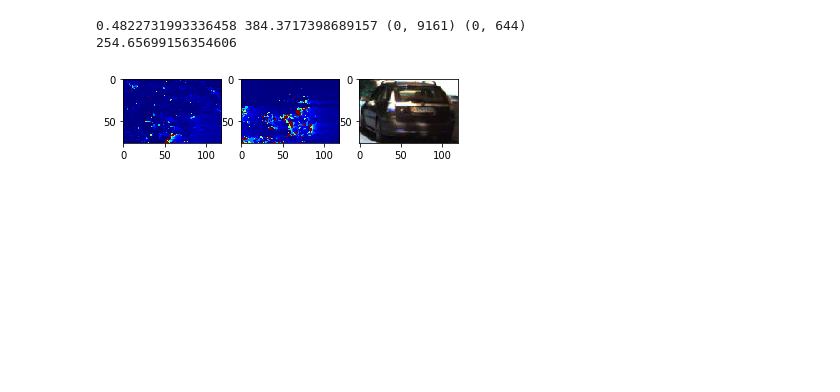
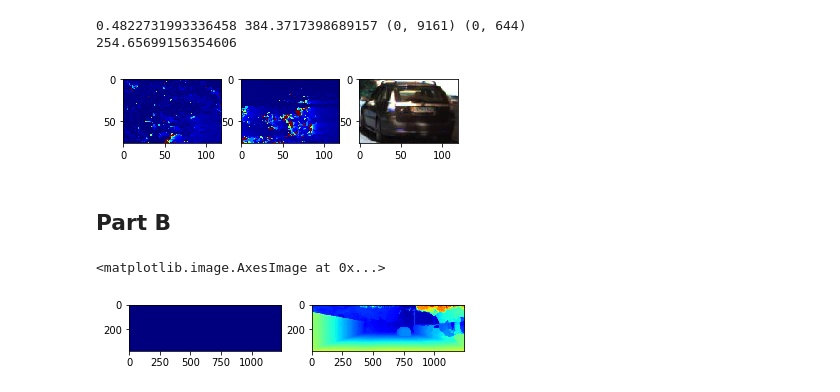
Before and after one commit to Dxyk/CSC420-Introduction-to-Image-Understanding, a Jupyter notebook: A4/Soln/q2.ipynb, the cells around one changed output. Drawn from its saved outputs; the diff is of its cells as text; code cells hidden in the pictures; blank space fills up the shorter version.

```diff
--- a/A4/Soln/q2.ipynb
+++ b/A4/Soln/q2.ipynb
@@ -304,3 +335,17 @@ for block_size in [1, 3, 5]:
     for step in [1, 3, 5]:
         part_a(block_size, step, save_image=True)
 stitch_images()
+# %% [markdown]
+## Part B
+# %%
+vis_orig = cv2.imread(OUT_DIR + "b_orig_vis.png", cv2.IMREAD_COLOR)
+vec_orig = cv2.imread(OUT_DIR + "b_orig_vec.png", cv2.IMREAD_COLOR)
+vis_orig = cv2.cvtColor(vis_orig, cv2.COLOR_BGR2RGB)
+vec_orig = cv2.cvtColor(vec_orig, cv2.COLOR_BGR2RGB)
+# %%
+fig, ax = plt.subplots(nrows=1, ncols=2)
+ax[0].imshow(vis_orig[..., 0], cmap='jet')
+ax[1].imshow(vec_orig[..., 0], cmap='jet')
+# %% [output]
+<matplotlib.image.AxesImage at 0x...>
+[figure, added]
```
Also changed, not shown: parts of 18 cells of this notebook, 3 other files.
